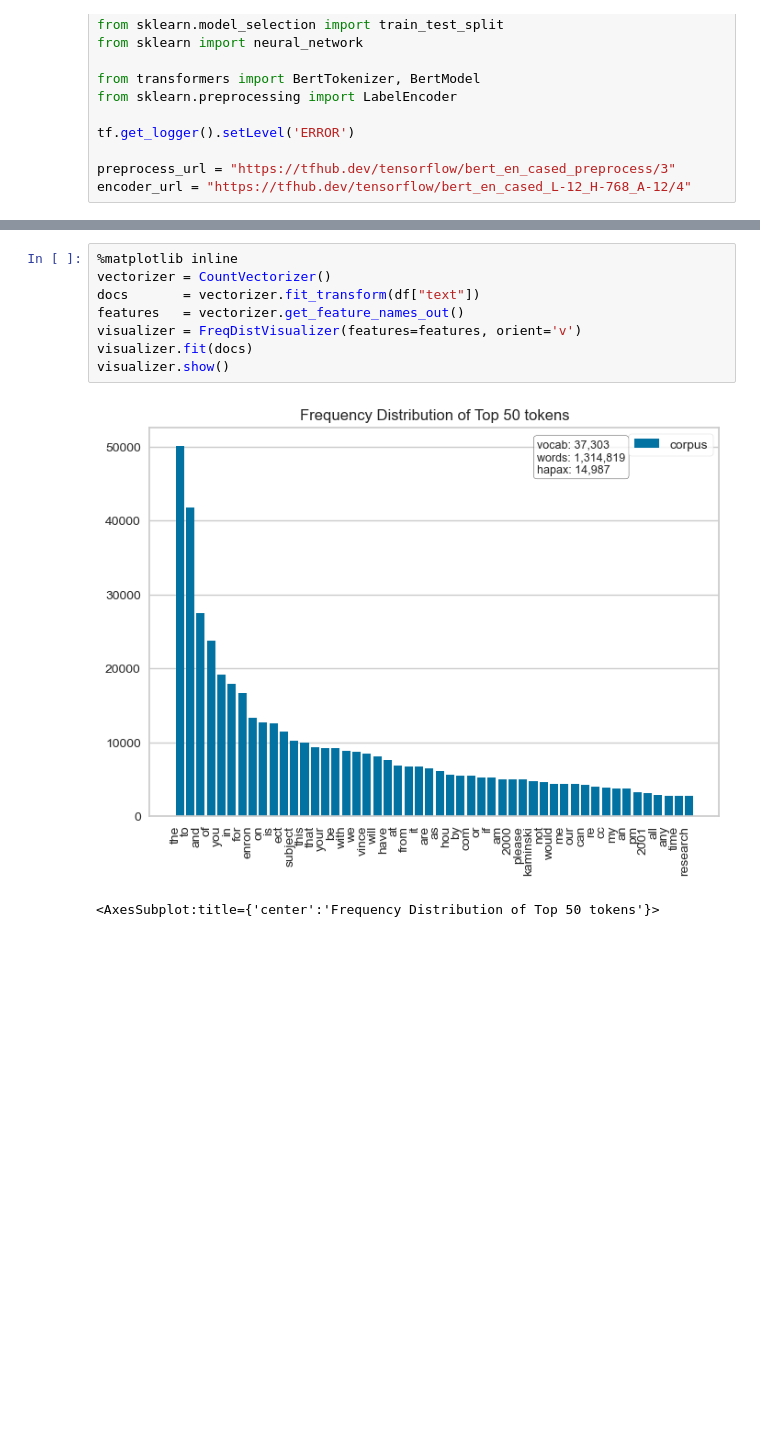
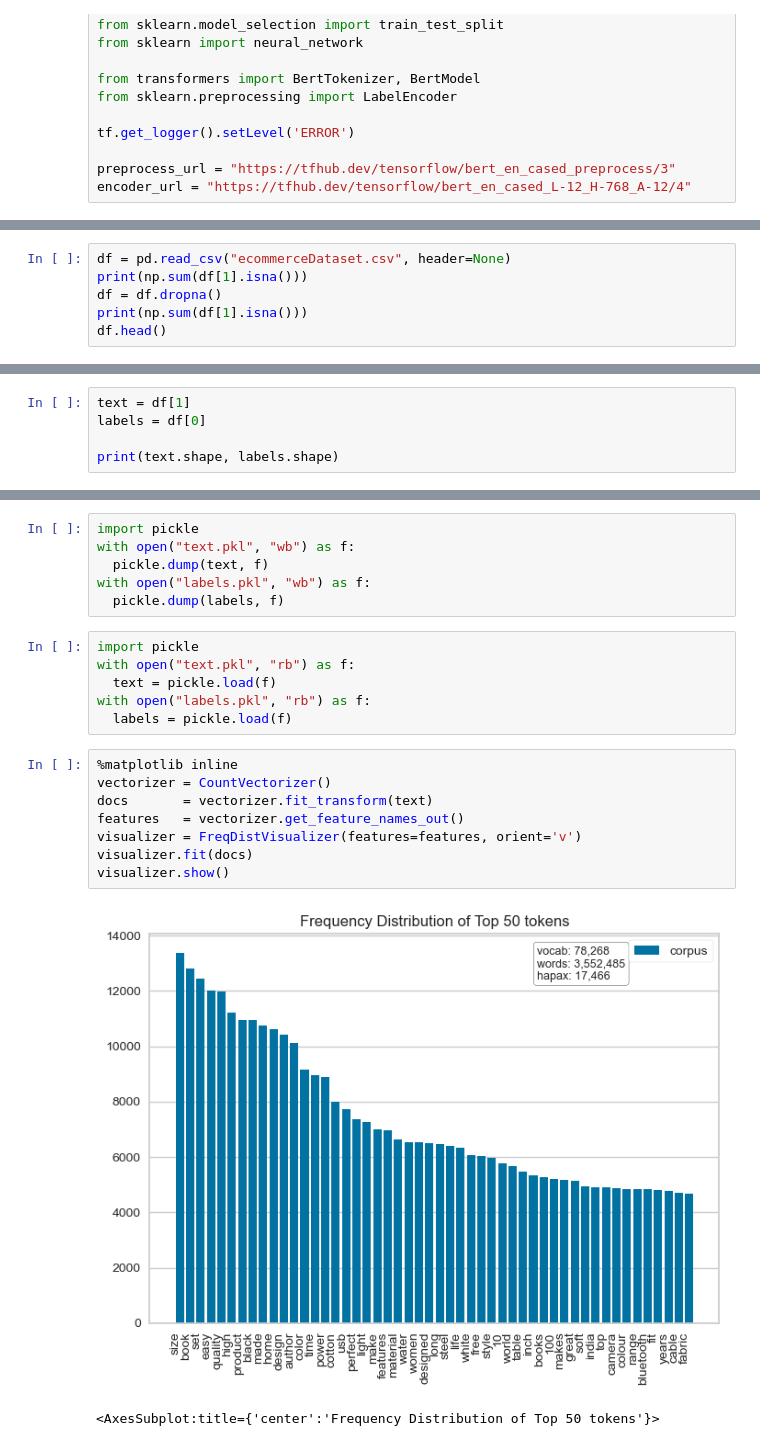
Before and after one commit to bkapteijns/thesis, a Jupyter notebook: code/feature-relevance/SHAP/product-classification/nlp_shap.ipynb, the cells around one changed output, grey strips where cells are left out. Drawn from its saved outputs; the diff is of its cells as text; blank space fills up the shorter version.

```diff
--- a/code/feature-relevance/SHAP/product-classification/nlp_shap.ipynb
+++ b/code/feature-relevance/SHAP/product-classification/nlp_shap.ipynb
@@ -34,0 +25,6 @@ df.head()
+# %%
+df = pd.read_csv("ecommerceDataset.csv", header=None)
+print(np.sum(df[1].isna()))
+df = df.dropna()
+print(np.sum(df[1].isna()))
+df.head()
@@ -34,0 +51,5 @@ df.head()
+# %%
+text = df[1]
+labels = df[0]
+
+print(text.shape, labels.shape)
@@ -35,11 +68,23 @@ df.head()
+# %%
+import pickle
+with open("text.pkl", "wb") as f:
+  pickle.dump(text, f)
+with open("labels.pkl", "wb") as f:
+  pickle.dump(labels, f)
+# %%
+import pickle
+with open("text.pkl", "rb") as f:
+  text = pickle.load(f)
+with open("labels.pkl", "rb") as f:
+  labels = pickle.load(f)
 # %%
 %matplotlib inline
 vectorizer = CountVectorizer()
-docs       = vectorizer.fit_transform(df["text"])
+docs       = vectorizer.fit_transform(text)
 features   = vectorizer.get_feature_names_out()
 visualizer = FreqDistVisualizer(features=features, orient='v')
 visualizer.fit(docs)
 visualizer.show()
 # %% [output]
-[figure, old version]
+[figure, new version]
 <AxesSubplot:title={'center':'Frequency Distribution of Top 50 tokens'}>
```
Also changed, not shown: parts of 25 cells of this notebook.
